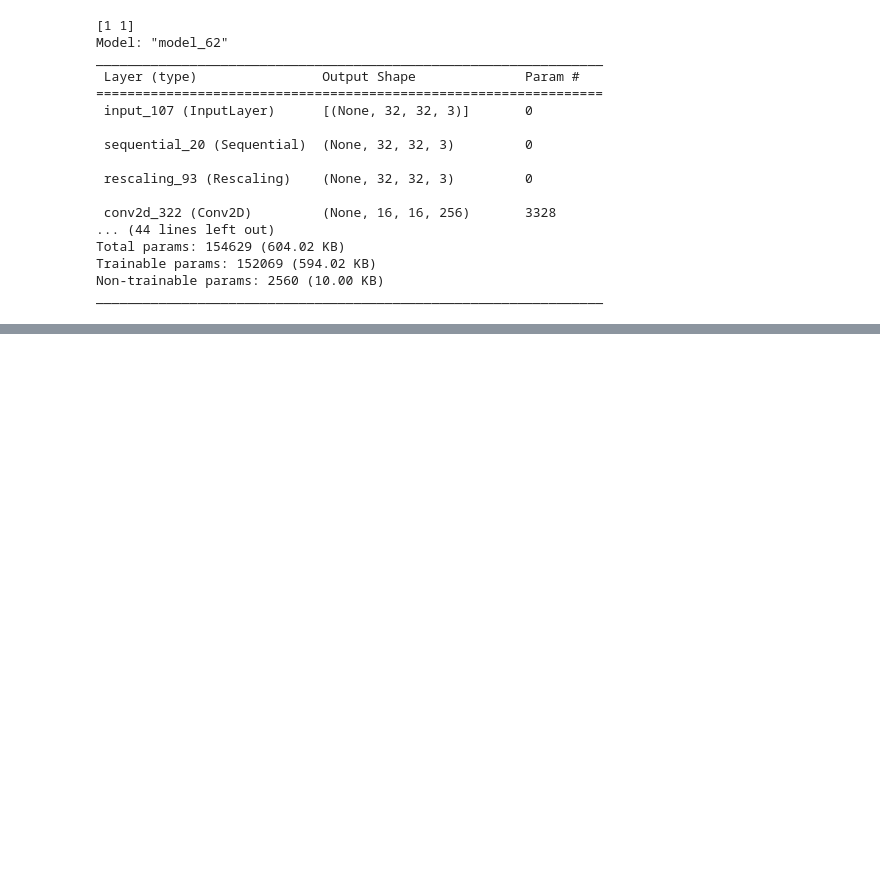
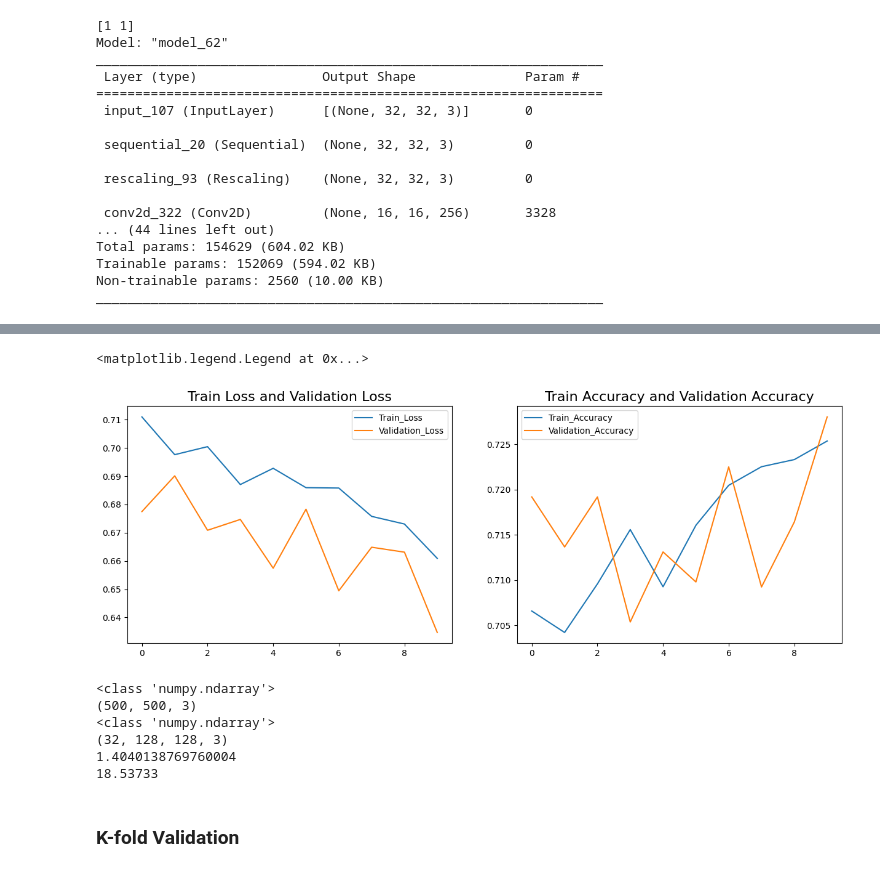
Before and after one commit to OlgaTorgashova/fungus-classification, a Jupyter notebook: EE258_Project.ipynb, the cells around one changed output, grey strips where cells are left out. Drawn from its saved outputs; the diff is of its cells as text; code cells hidden in the pictures; blank space fills up the shorter version.

```diff
--- a/EE258_Project.ipynb
+++ b/EE258_Project.ipynb
@@ -472,0 +449,46 @@ Epoch 10/10
+# %%
+acc_loss_show = pd.DataFrame(acc_loss.history)
+
+plt.figure(figsize=(15,5))
+plt.subplot(1,2,1)
+plt.plot(acc_loss_show['loss'],label='Train_Loss')
+plt.plot(acc_loss_show['val_loss'],label='Validation_Loss')
+plt.title('Train Loss and Validation Loss',fontsize = 16)
+plt.legend()
+plt.subplot(1,2,2)
+plt.plot(acc_loss_show['accuracy'],label='Train_Accuracy')
+plt.plot(acc_loss_show['val_accuracy'],label='Validation_Accuracy')
+plt.title('Train Accuracy and Validation Accuracy',fontsize = 16)
+plt.legend()
+# %% [output]
+<matplotlib.legend.Legend at 0x...>
+[figure, added]
+# %%
+def variance_of_Laplacian(image):
+    ker_edge_detect = np.array([[ 0, -1,  0],
+                                [-1,  4, -1],
+                                [ 0, -1,  0]])
+    image_gray = cv2.cvtColor(image,cv2.COLOR_BGR2GRAY)
+    img = cv2.filter2D(src = image_gray, ddepth = -1, kernel = ker_edge_detect)
+    variance = np.var(img)
+    return variance
+
+Path = "C:\\Users\\olgat\\OneDrive\\PYTHON\\ML\\Defungi_S\\H1\\H1_1a_22.jpg"
+image = cv2.imread(Path)
+print(type(image))
+print(image.shape)
+print(type(images.numpy()))
+print(images.numpy().shape)
+var = variance_of_Laplacian(image)
+print(var)
+var = variance_of_Laplacian(np.array(images[31,:,:,:]))
+print(var)
+# %% [output]
+<class 'numpy.ndarray'>
+(500, 500, 3)
+<class 'numpy.ndarray'>
+(32, 128, 128, 3)
+1.4040138769760004
+18.53733
+# %% [markdown]
+### K-fold Validation
```
Also changed, not shown: parts of 22 cells of this notebook.
